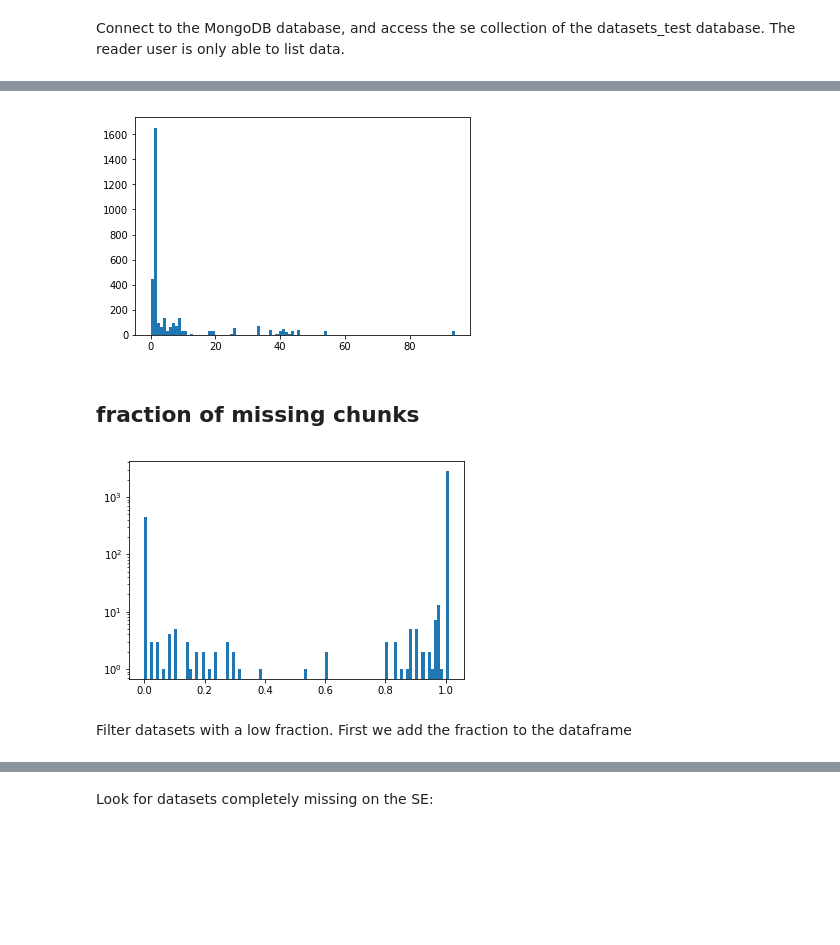
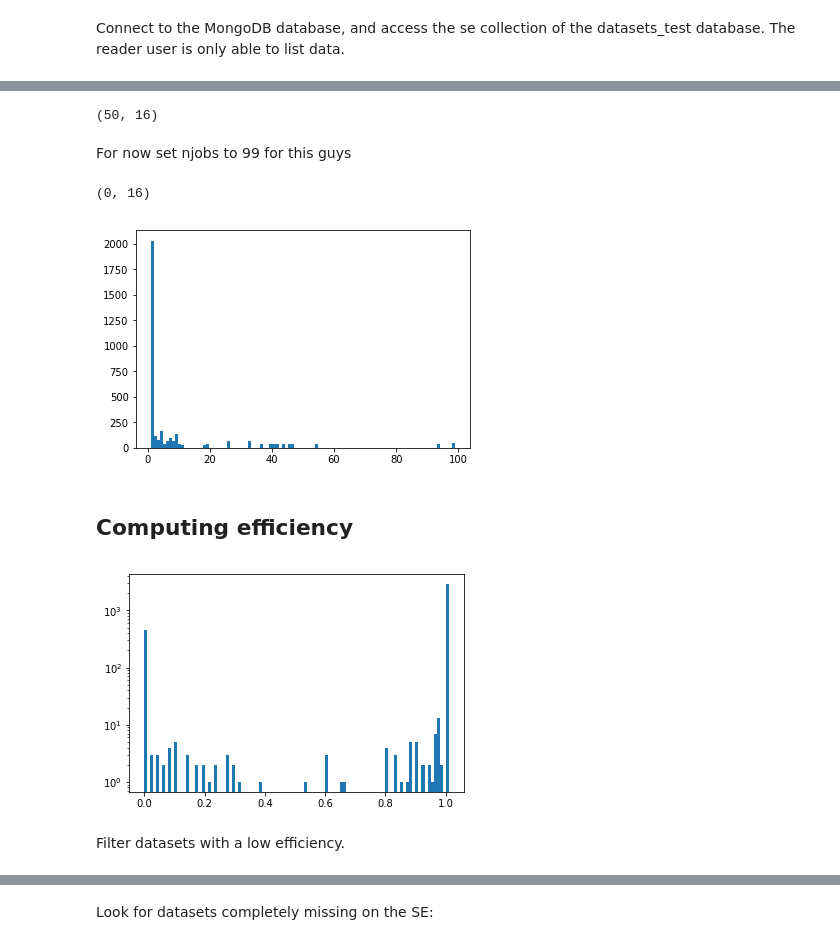
Before and after one commit to lucastorterotot/htt_plot, a Jupyter notebook: harvesting/dataset_report.ipynb, the cells around one changed output, grey strips where cells are left out. Cells and saved outputs as stored; diff of their text form; code cells hidden in the pictures; blank space fills up the shorter version.

Commit message:
now using njobs

```diff
--- a/harvesting/dataset_report.ipynb
+++ b/harvesting/dataset_report.ipynb
@@ -3,9 +3,14 @@ Connect to the MongoDB database, and access the se collection of the datasets_te
 The reader user is only able to list data.
 # %%
 import pymongo
+import pprint
+
 client = pymongo.MongoClient(
     'mongodb://{}:{}@localhost/?authSource={}&authMechanism=MONGODB-CR'.format(
         'reader', 'MreaderO', 'datasets'
     )
 )
 col = client['datasets']['se']
+datasets = list(col.find({'njobs':{'$exists':1}}))
+pprint.pprint(datasets[0])
+print(len(datasets))
@@ -14,5 +34,0 @@ Get all datasets. The first dataset is a test entry, we just remove it.
-# %%
-import pprint
-datasets = list(col.find({}))
-pprint.pprint(datasets[0])
-print(len(datasets))
@@ -108,6 +138,17 @@ df.head()
+# %%
+nullnjobs.shape
+# %% [output]
+(50, 16)
+# %% [markdown]
+For now set njobs to 99 for this guys
+# %%
+df['njobs'].fillna(99, inplace=True)
+df[df['njobs'].isnull()].shape
+# %% [output]
+(0, 16)
 # %%
-_ = plt.hist(df['nchunks'], bins=100)
+_ = plt.hist(df['njobs'], bins=100)
 # %% [output]
-[figure, old version]
+[figure, new version]
-# %% [markdown]
-## fraction of missing chunks
+# %% [markdown]
+## Computing efficiency
@@ -114,7 +157,7 @@ _ = plt.hist(df['nchunks'], bins=100)
 # %%
-_ = plt.hist(df['nchunks']/df['max_id'], bins=101, range=(0,1.01))
+_ = plt.hist(df['eff'], bins=101, range=(0,1.01))
 plt.yscale('log')
 # %% [output]
-[figure, old version]
+[figure, new version]
 # %% [markdown]
-Filter datasets with a low fraction. First we add the fraction to the dataframe
+Filter datasets with a low efficiency.
```
Also changed, not shown: parts of 20 cells of this notebook.
